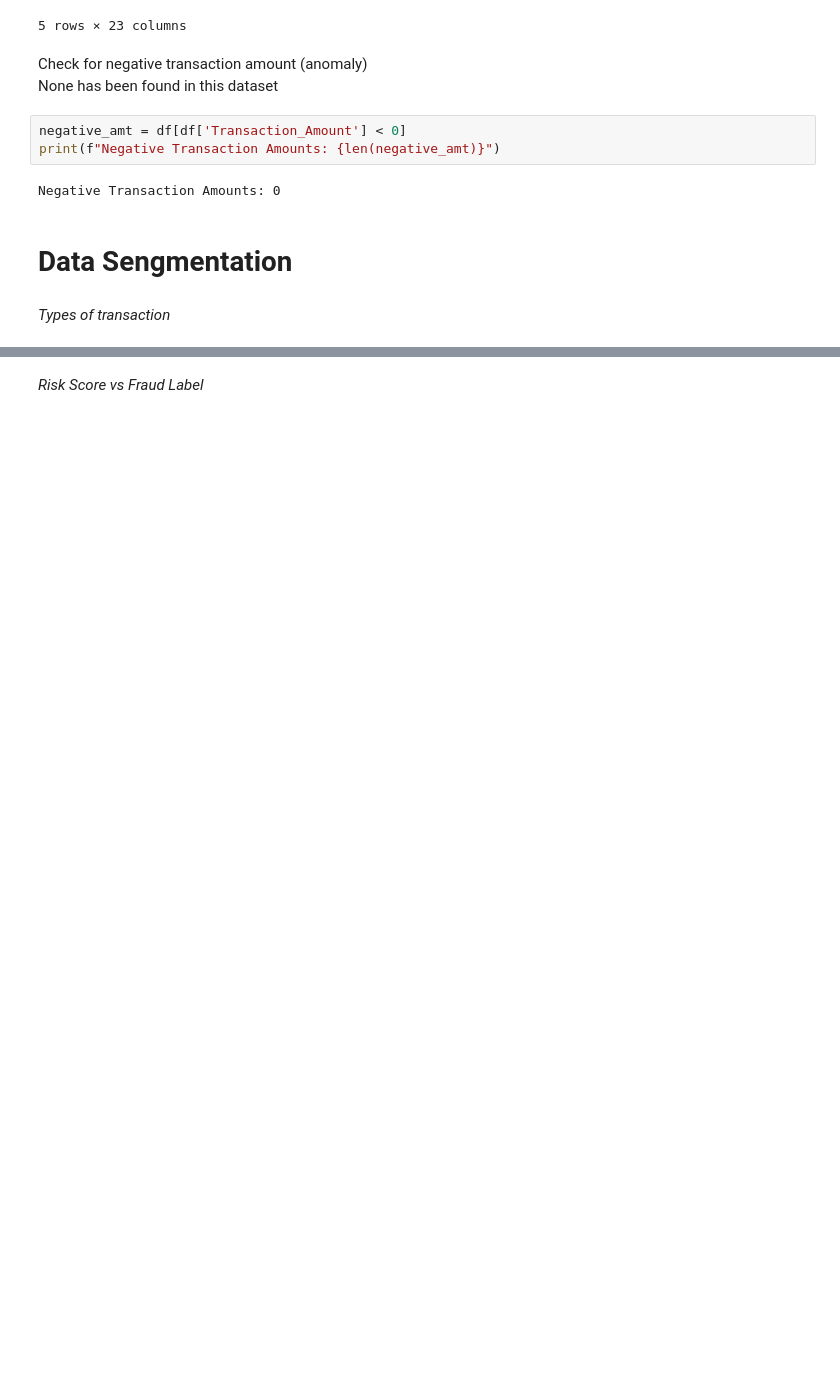
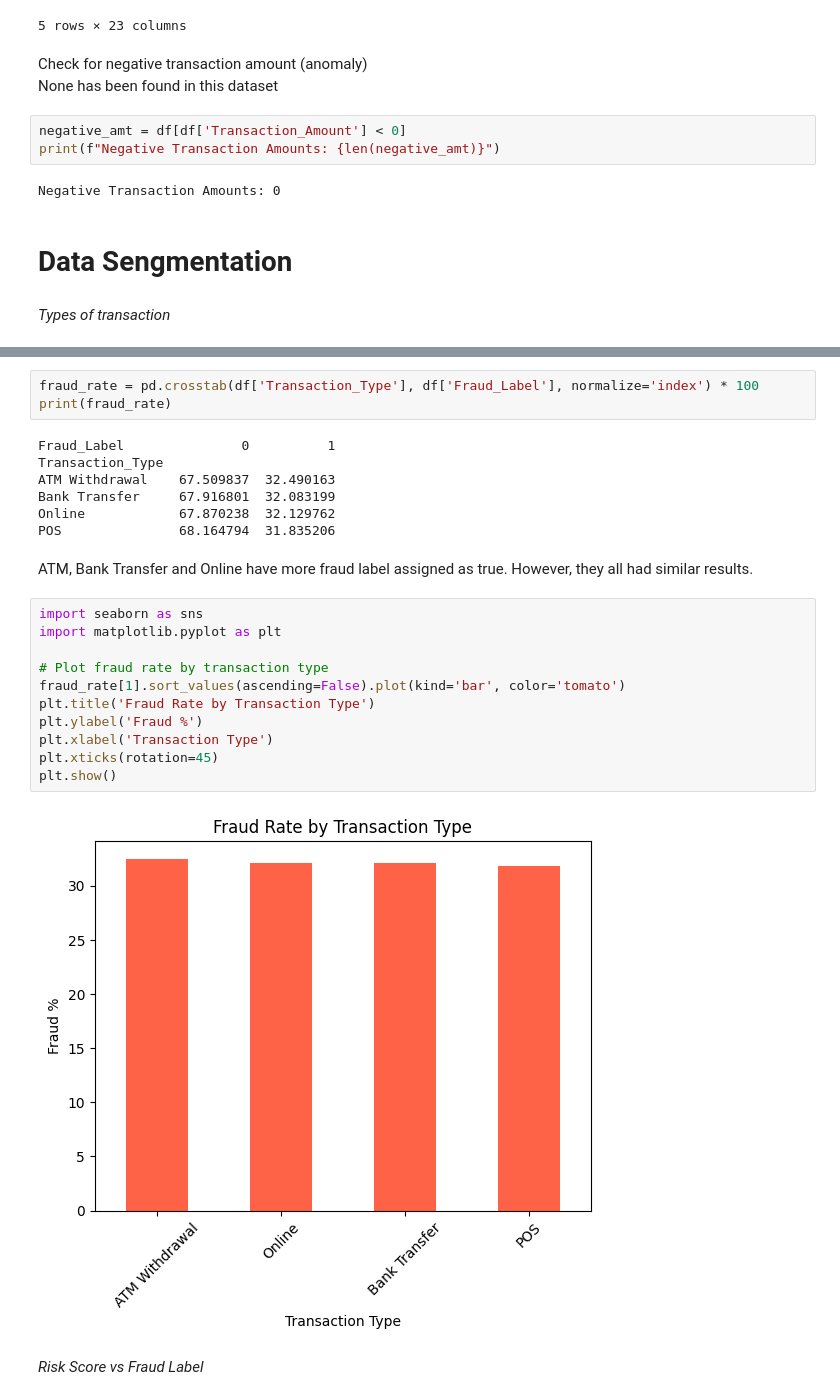
Before and after one commit to clouudo/DS-Assignment, a Jupyter notebook: DS Assignment.ipynb, the cells around one changed output, grey strips where cells are left out. Drawn from its saved outputs; the diff is of its cells as text; blank space fills up the shorter version.

```diff
--- a/DS Assignment.ipynb
+++ b/DS Assignment.ipynb
@@ -289,2 +320,27 @@ Negative Transaction Amounts: 0
+# %%
+fraud_rate = pd.crosstab(df['Transaction_Type'], df['Fraud_Label'], normalize='index') * 100
+print(fraud_rate)
+# %% [output]
+Fraud_Label               0          1
+Transaction_Type
+ATM Withdrawal    67.509837  32.490163
+Bank Transfer     67.916801  32.083199
+Online            67.870238  32.129762
+POS               68.164794  31.835206
+# %% [markdown]
+ATM, Bank Transfer and Online have more fraud label assigned as true. However, they all had similar results.
+# %%
+import seaborn as sns
+import matplotlib.pyplot as plt
+
+# Plot fraud rate by transaction type
+fraud_rate[1].sort_values(ascending=False).plot(kind='bar', color='tomato')
+plt.title('Fraud Rate by Transaction Type')
+plt.ylabel('Fraud %')
+plt.xlabel('Transaction Type')
+plt.xticks(rotation=45)
+plt.show()
+# %% [output]
+[figure, added]
 # %% [markdown]
 *Risk Score vs Fraud Label*
```
Also changed, not shown: parts of 8 cells of this notebook.
